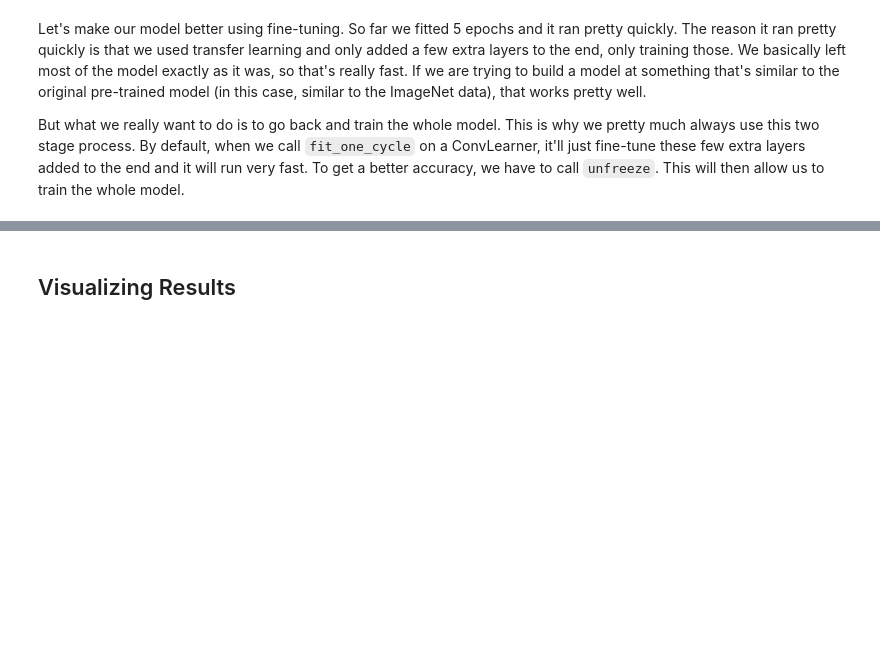
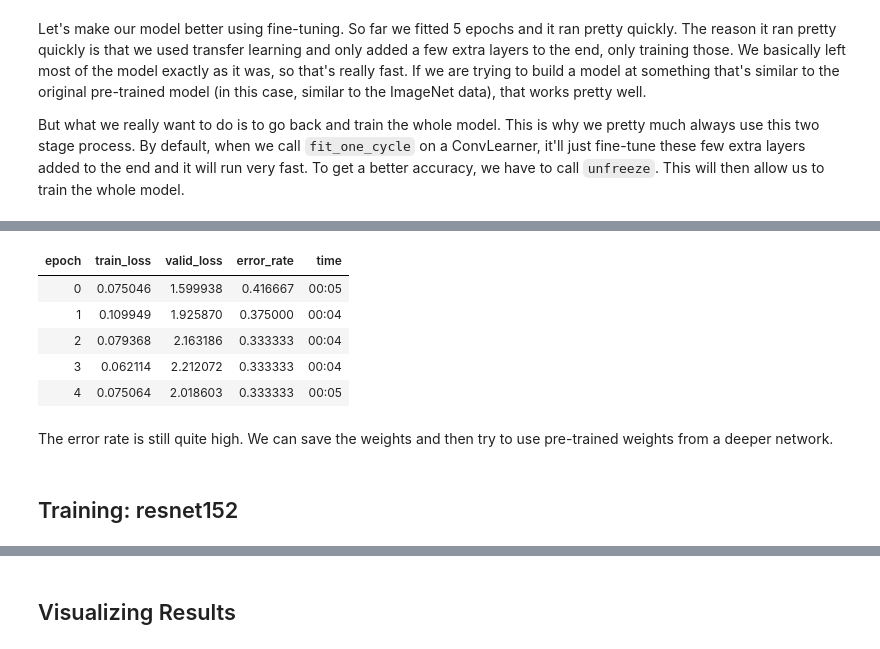
Before and after one commit to luca-martial/fastai-projects, a Jupyter notebook: mask-wear/lesson1-project_masks.ipynb, the cells around one changed output, grey strips where cells are left out. Cells and saved outputs as stored; diff of their text form; code cells hidden in the pictures; blank space fills up the shorter version.

```diff
--- a/mask-wear/lesson1-project_masks.ipynb
+++ b/mask-wear/lesson1-project_masks.ipynb
@@ -118,0 +151,11 @@ learn.unfreeze()
+# %%
+learn.fit_one_cycle(5, max_lr=slice(1e-5,3e-4))
+# %% [output]
+| epoch | train_loss | valid_loss | error_rate | time |
+| 0 | 0.075046 | 1.599938 | 0.416667 | 00:05 |
+| 1 | 0.109949 | 1.925870 | 0.375000 | 00:04 |
+| 2 | 0.079368 | 2.163186 | 0.333333 | 00:04 |
+| 3 | 0.062114 | 2.212072 | 0.333333 | 00:04 |
+| 4 | 0.075064 | 2.018603 | 0.333333 | 00:05 |
+# %% [markdown]
+The error rate is still quite high. We can save the weights and then try to use pre-trained weights from a deeper network.
@@ -118,0 +164,2 @@ learn.unfreeze()
+# %% [markdown]
+## Training: resnet152
```
Also changed, not shown: parts of 62 cells of this notebook, 30 other files.
